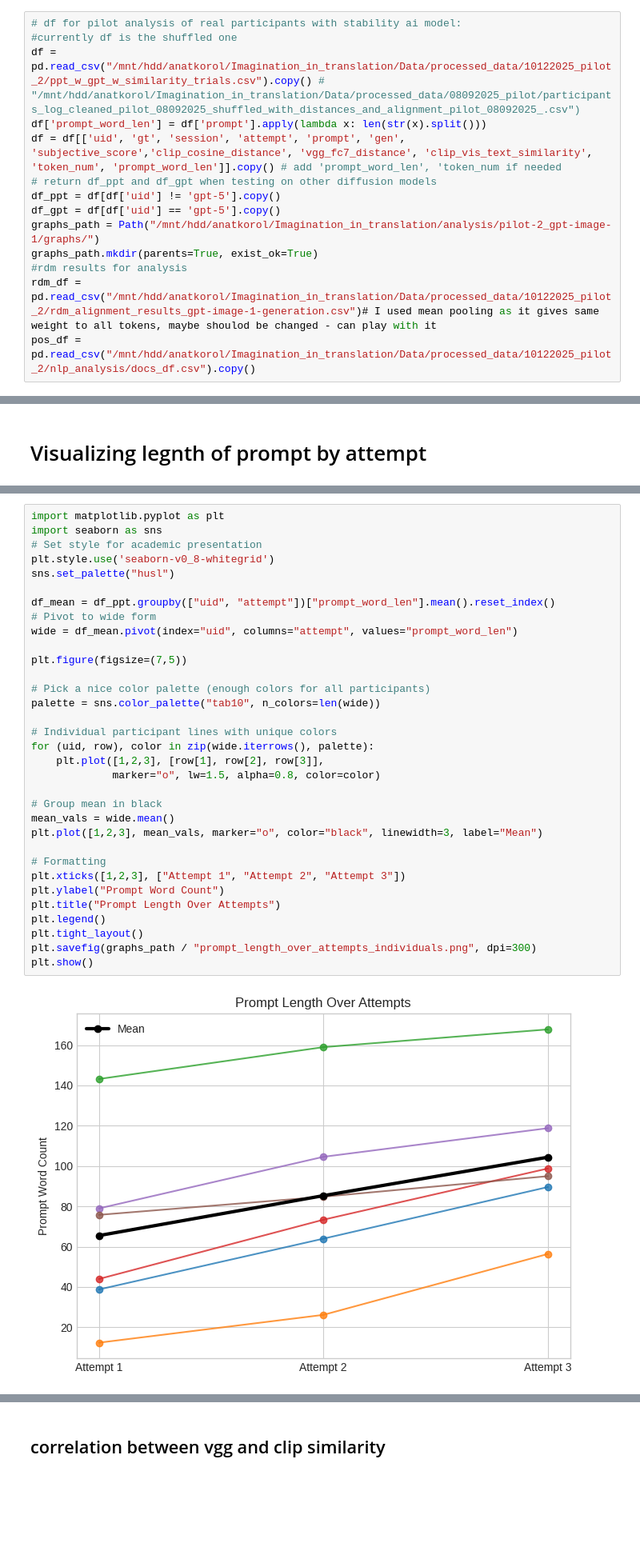
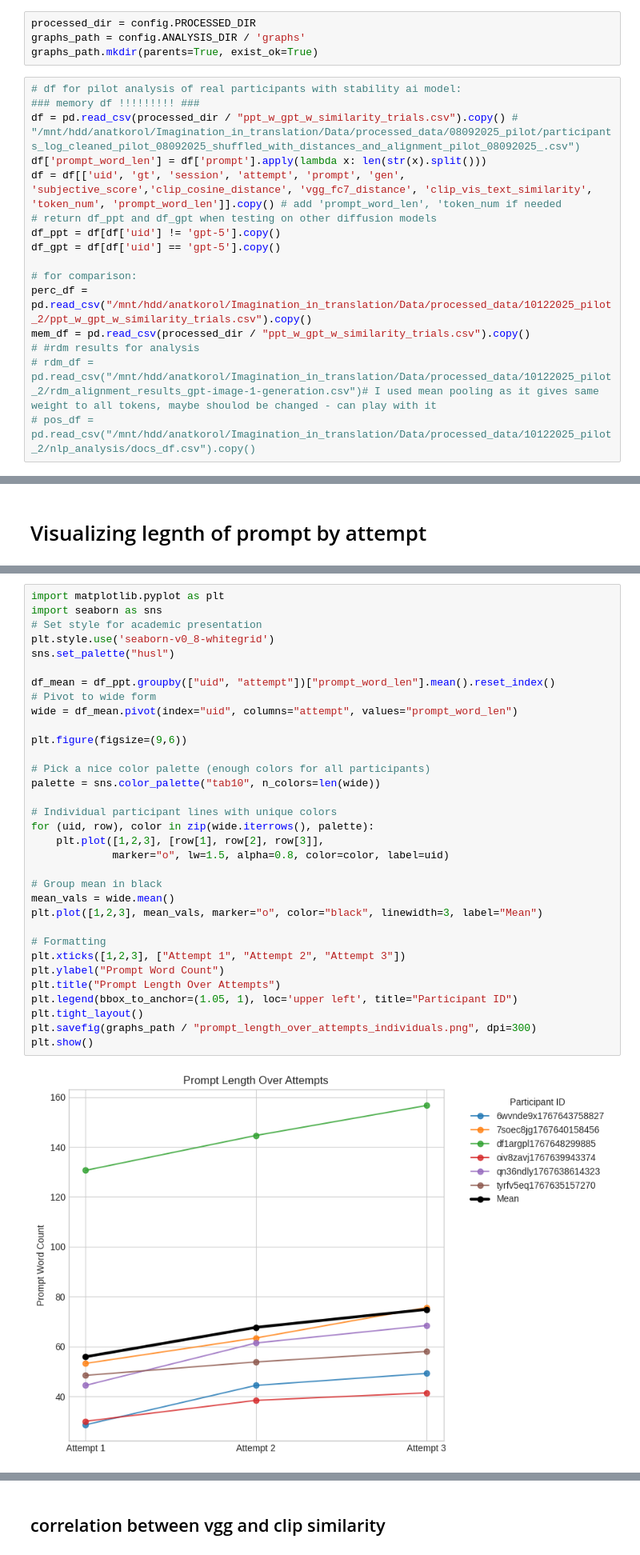
Before and after one commit to AnatKordon/Imagination_in_translation, a Jupyter notebook: analysis/plotting.ipynb, the cells around one changed output, grey strips where cells are left out. Shown at 80% size. Drawn from its saved outputs; the diff is of its cells as text; blank space fills up the shorter version.

Commit message:
addings more semantic analyses and modifying aggregation to fit current experiment results

```diff
--- a/analysis/plotting.ipynb
+++ b/analysis/plotting.ipynb
@@ -11,20 +21,26 @@ from scipy.stats import pearsonr, spearmanr, ttest_1samp
 This notebook takes the participants most updates csv (with similarity scores) and plots analyses. mainly:
 ground truth image to generated image similarity scores (clip + vgg)
 ground image to description text scores (clip vis text alignment or vgg and sgpt rdm alignment, using the rdm df)
+# %%
+processed_dir = config.PROCESSED_DIR
+graphs_path = config.ANALYSIS_DIR / 'graphs'
+graphs_path.mkdir(parents=True, exist_ok=True)
 # %%
 # df for pilot analysis of real participants with stability ai model:
-#currently df is the shuffled one
-df = pd.read_csv("/mnt/hdd/anatkorol/Imagination_in_translation/Data/processed_data/10122025_pilot_2/ppt_w_gpt_w_similarity_trials.csv").copy() # "/mnt/hdd/anatkorol/Imagination_in_translation/Data/processed_data/08092025_pilot/participants_log_cleaned_pilot_08092025_shuffled_with_distances_and_alignment_pilot_08092025_.csv")
+### memory df !!!!!!!!! ###
+df = pd.read_csv(processed_dir / "ppt_w_gpt_w_similarity_trials.csv").copy() # "/mnt/hdd/anatkorol/Imagination_in_translation/Data/processed_data/08092025_pilot/participants_log_cleaned_pilot_08092025_shuffled_with_distances_and_alignment_pilot_08092025_.csv")
 df['prompt_word_len'] = df['prompt'].apply(lambda x: len(str(x).split()))
 df = df[['uid', 'gt', 'session', 'attempt', 'prompt', 'gen', 'subjective_score','clip_cosine_distance', 'vgg_fc7_distance', 'clip_vis_text_similarity', 'token_num', 'prompt_word_len']].copy() # add 'prompt_word_len', 'token_num if needed
 # return df_ppt and df_gpt when testing on other diffusion models
 df_ppt = df[df['uid'] != 'gpt-5'].copy()
 df_gpt = df[df['uid'] == 'gpt-5'].copy()
-graphs_path = Path("/mnt/hdd/anatkorol/Imagination_in_translation/analysis/pilot-2_gpt-image-1/graphs/")
-graphs_path.mkdir(parents=True, exist_ok=True)
-#rdm results for analysis
-rdm_df = pd.read_csv("/mnt/hdd/anatkorol/Imagination_in_translation/Data/processed_data/10122025_pilot_2/rdm_alignment_results_gpt-image-1-generation.csv")# I used mean pooling as it gives same weight to all tokens, maybe shoulod be changed - can play with it
-pos_df = pd.read_csv("/mnt/hdd/anatkorol/Imagination_in_translation/Data/processed_data/10122025_pilot_2/nlp_analysis/docs_df.csv").copy()
+
+# for comparison:
+perc_df = pd.read_csv("/mnt/hdd/anatkorol/Imagination_in_translation/Data/processed_data/10122025_pilot_2/ppt_w_gpt_w_similarity_trials.csv").copy()
+mem_df = pd.read_csv(processed_dir / "ppt_w_gpt_w_similarity_trials.csv").copy()
+# #rdm results for analysis
+# rdm_df = pd.read_csv("/mnt/hdd/anatkorol/Imagination_in_translation/Data/processed_data/10122025_pilot_2/rdm_alignment_results_gpt-image-1-generation.csv")# I used mean pooling as it gives same weight to all tokens, maybe shoulod be changed - can play with it
+# pos_df = pd.read_csv("/mnt/hdd/anatkorol/Imagination_in_translation/Data/processed_data/10122025_pilot_2/nlp_analysis/docs_df.csv").copy()
 # %%
 pos_df = pos_df[['token_num', 'doc_id', 'pos_ADJ', 'pos_ADP', 'pos_ADV', 'pos_AUX',
        'pos_CCONJ', 'pos_DET', 'pos_NOUN', 'pos_NUM', 'pos_PART', 'pos_PRON',
@@ -97,37 +108,37 @@ The `ci` parameter is deprecated. Use `errorbar='sd'` for the same effect.
 import matplotlib.pyplot as plt
 import seaborn as sns
 # Set style for academic presentation
 plt.style.use('seaborn-v0_8-whitegrid')
 sns.set_palette("husl")
 
 df_mean = df_ppt.groupby(["uid", "attempt"])["prompt_word_len"].mean().reset_index()
 # Pivot to wide form
 wide = df_mean.pivot(index="uid", columns="attempt", values="prompt_word_len")
 
-plt.figure(figsize=(7,5))
+plt.figure(figsize=(9,6))
 
 # Pick a nice color palette (enough colors for all participants)
 palette = sns.color_palette("tab10", n_colors=len(wide))
 
 # Individual participant lines with unique colors
 for (uid, row), color in zip(wide.iterrows(), palette):
     plt.plot([1,2,3], [row[1], row[2], row[3]],
-             marker="o", lw=1.5, alpha=0.8, color=color)
+             marker="o", lw=1.5, alpha=0.8, color=color, label=uid)
 
 # Group mean in black
 mean_vals = wide.mean()
 plt.plot([1,2,3], mean_vals, marker="o", color="black", linewidth=3, label="Mean")
 
 # Formatting
 plt.xticks([1,2,3], ["Attempt 1", "Attempt 2", "Attempt 3"])
 plt.ylabel("Prompt Word Count")
 plt.title("Prompt Length Over Attempts")
-plt.legend()
+plt.legend(bbox_to_anchor=(1.05, 1), loc='upper left', title="Participant ID")
 plt.tight_layout()
 plt.savefig(graphs_path / "prompt_length_over_attempts_individuals.png", dpi=300)
 plt.show()
 # %% [output]
-[figure, old version]
+[figure, new version]
 # %% [markdown]
 # Correlation between subjective and objective similarity scores
 # %%
```
Also changed, not shown: parts of 18 cells of this notebook, 9 other files.
